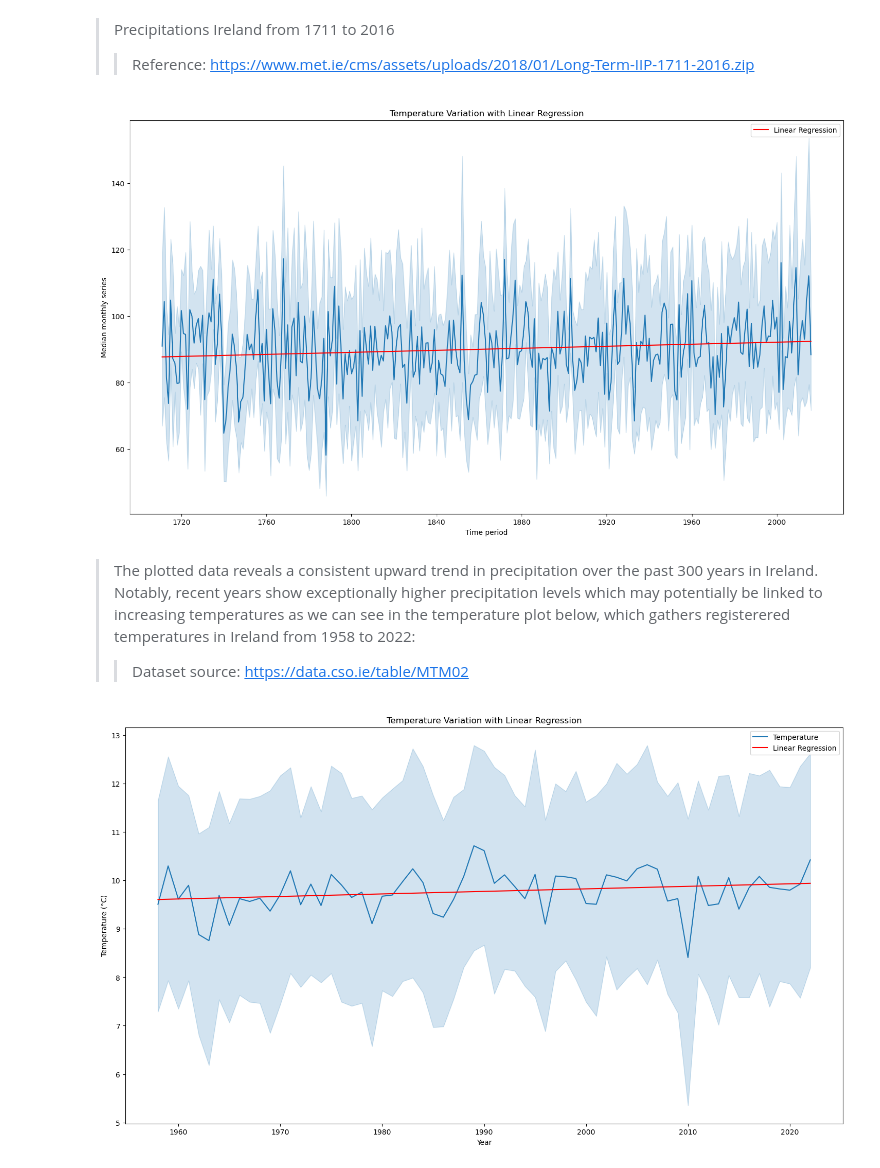
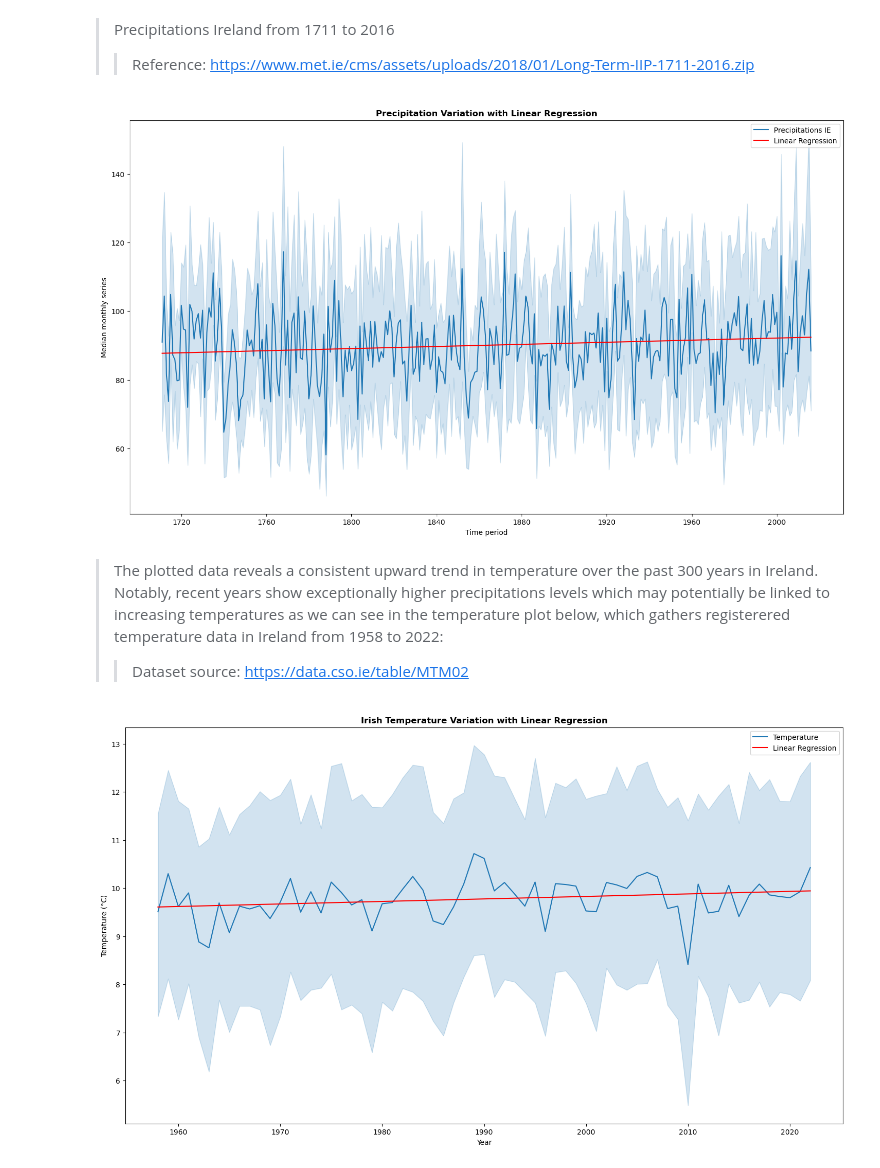
Before and after one commit to yimak/Programming_for_DA_project_2, a Jupyter notebook: project.ipynb, the cells around one changed output. Saved outputs shown, nothing was run; the diff lists cells and outputs as text; code cells hidden in the pictures.

```diff
--- a/project.ipynb
+++ b/project.ipynb
@@ -189,7 +319,7 @@ pd.to_datetime(data['Year']).dt.year
 data['Time period'] = pd.to_datetime(data['Year'].astype(str))
 
 plt.figure(figsize=(18, 10))
-sns.lineplot(data=data,x='Time period', y='Median monthly series')  # Scatter plot with relplot
+sns.lineplot(data=data,x='Time period', y='Median monthly series',label='Precipitations IE')  # Scatter plot with relplot
 
 #for the linear regression, the variable 'Yearr' must be converted to integer because it's saved in time format
 #https://stackoverflow.com/questions/6148207/linear-regression-with-matplotlib-numpy
@@ -200,49 +330,49 @@ regression_line = m * data['Time period'].astype(int) + intercept
 plt.plot(data['Time period'], regression_line, color='red', label='Linear Regression')
 
 
-plt.title('Temperature Variation with Linear Regression')
+plt.title('Precipitation Variation with Linear Regression',fontweight="bold")
 plt.xlabel('Time period')
 plt.ylabel('Median monthly series')
 plt.legend()
 
 plt.show()
 # %% [output]
-[figure, old version]
+[figure, new version]
 # %% [markdown]
->The plotted data reveals a consistent upward trend in precipitation over the past 300 years in Ireland. Notably, recent years show exceptionally higher precipitation levels which may potentially be linked to increasing temperatures as we can see in the temperature plot below, which gathers registerered temperatures in Ireland from 1958 to 2022:
+>The plotted data reveals a consistent upward trend in temperature over the past 300 years in Ireland. Notably, recent years show exceptionally higher precipitations levels which may potentially be linked to increasing temperatures as we can see in the temperature plot below, which gathers registerered temperature data in Ireland from 1958 to 2022:
 >>Dataset source: https://data.cso.ie/table/MTM02
 # %%
 # Temperature Ireland from 1958 to 2022
 
 import pandas as pd
 import matplotlib.pyplot as plt
 import seaborn as sns
 import numpy as np
 
 # Read the data
 data = pd.read_csv('Temp_ireland.csv', delimiter=',', decimal=',')
 
 # Convert 'Year' column to datetime
-data['Yearr'] = pd.to_datetime(data['Year'].astype(str))
+data['Period'] = pd.to_datetime(data['Year'].astype(str))
 
 # Plot the temperature data
 plt.figure(figsize=(18, 10))
-sns.lineplot(data=data, x='Yearr', y='VALUE', label='Temperature')
+sns.lineplot(data=data, x='Period', y='VALUE', label='Temperature')
 
-# for the linear regression, the variable 'Yearr' must be converted to int
-m, intercept = np.polyfit(data['Yearr'].astype(int), data['VALUE'], 1)
-regression_line = m * data['Yearr'].astype(int) + intercept
+# for the linear regression, the variable 'Period' must be converted to integer
+m, intercept = np.polyfit(data['Period'].astype(int), data['VALUE'], 1)
+regression_line = m * data['Period'].astype(int) + intercept
 
 # Plot the regression line
-plt.plot(data['Yearr'], regression_line, color='red', label='Linear Regression')
+plt.plot(data['Period'], regression_line, color='red', label='Linear Regression')
 
 # Set plot title and labels
-plt.title('Temperature Variation with Linear Regression')
+plt.title('Irish Temperature Variation with Linear Regression',fontweight="bold")
 plt.xlabel('Year')
 plt.ylabel('Temperature (°C)')
 plt.legend()
 
 plt.show()
 # %% [output]
-[figure, old version]
+[figure, new version]
 # %% [markdown]
```
Also changed, not shown: parts of 32 cells of this notebook, 4 other files.
